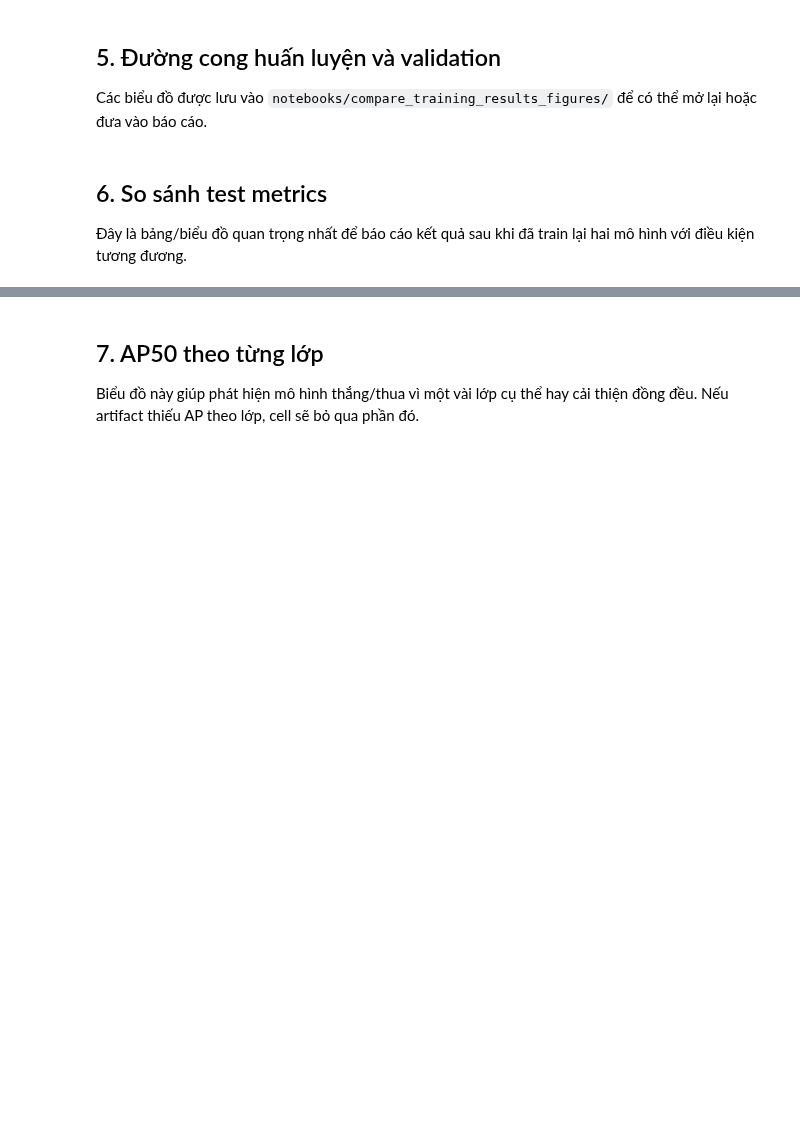
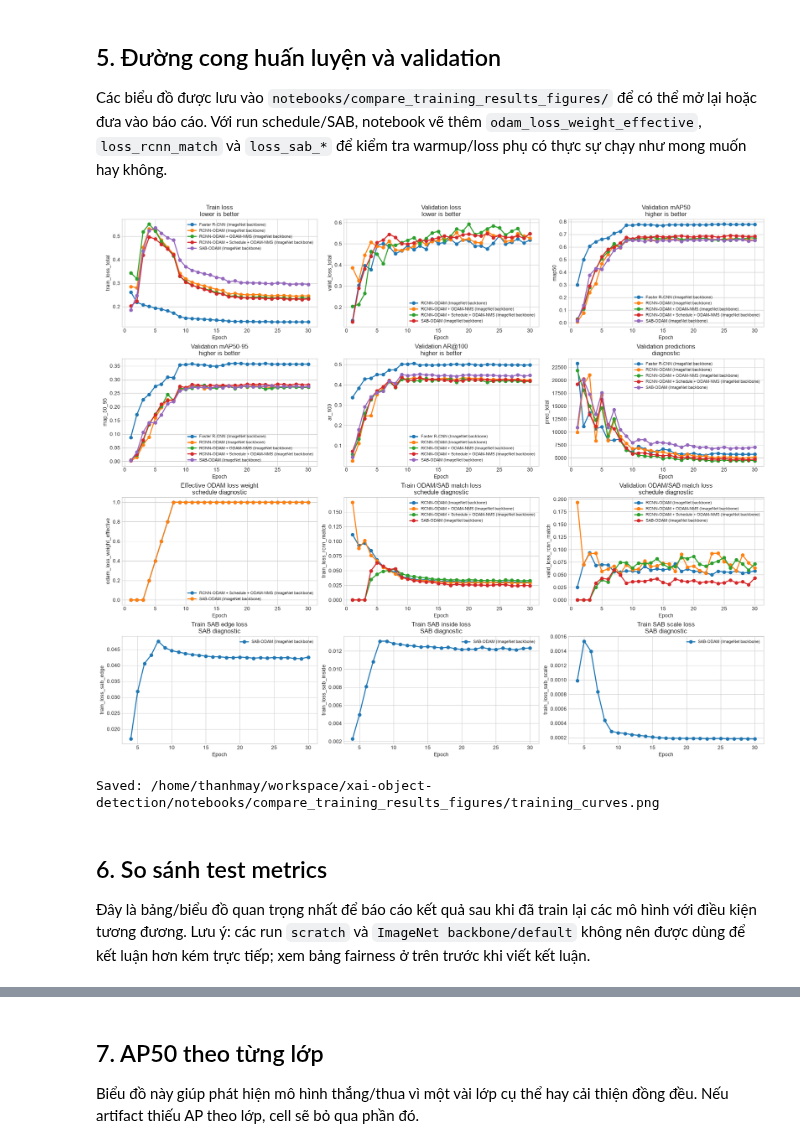
Before and after one commit to Thanhmay2406/xai-object-detection, a Jupyter notebook: notebooks/compare_training_results.ipynb, the cells around one changed output, grey strips where cells are left out. Drawn from its saved outputs; the diff is of its cells as text; code cells hidden in the pictures; blank space fills up the shorter version.

```diff
--- a/notebooks/compare_training_results.ipynb
+++ b/notebooks/compare_training_results.ipynb
@@ -475,46 +790,61 @@ else:
 # %% [markdown]
 ## 5. Đường cong huấn luyện và validation
 
-Các biểu đồ được lưu vào `notebooks/compare_training_results_figures/` để có thể mở lại hoặc đưa vào báo cáo.
+Các biểu đồ được lưu vào `notebooks/compare_training_results_figures/` để có thể mở lại hoặc đưa vào báo cáo. Với run schedule/SAB, notebook vẽ thêm `odam_loss_weight_effective`, `loss_rcnn_match` và `loss_sab_*` để kiểm tra warmup/loss phụ có thực sự chạy như mong muốn hay không.
 # %%
 def plot_metric_curves(metrics_df: pd.DataFrame) -> Path | None:
+    if not HAS_MATPLOTLIB:
+        print("matplotlib is unavailable; skipped training curve plots.")
+        return None
     if metrics_df.empty:
         print("No metrics to plot.")
         return None
 
     plots = [
         ("train_loss_total", "Train loss", "lower is better"),
         ("valid_loss_total", "Validation loss", "lower is better"),
         ("map50", "Validation mAP50", "higher is better"),
         ("map_50_95", "Validation mAP50-95", "higher is better"),
         ("ar_100", "Validation AR@100", "higher is better"),
         ("pred_total", "Validation predictions", "diagnostic"),
+        ("odam_loss_weight_effective", "Effective ODAM loss weight", "schedule diagnostic"),
+        ("train_loss_rcnn_match", "Train ODAM/SAB match loss", "schedule diagnostic"),
+        ("valid_loss_rcnn_match", "Validation ODAM/SAB match loss", "schedule diagnostic"),
+        ("train_loss_sab_edge", "Train SAB edge loss", "SAB diagnostic"),
+        ("train_loss_sab_inside", "Train SAB inside loss", "SAB diagnostic"),
+        ("train_loss_sab_scale", "Train SAB scale loss", "SAB diagnostic"),
     ]
-    fig, axes = plt.subplots(2, 3, figsize=(18, 9), constrained_layout=True)
+    fig, axes = plt.subplots(4, 3, figsize=(18, 15), constrained_layout=True)
     axes = axes.ravel()
 
     for ax, (column, title, subtitle) in zip(axes, plots):
+        drew_line = False
         for run, df in metrics_df.groupby("run", sort=False):
             y = pd.to_numeric(df[column], errors="coerce") if column in df.columns else pd.Series(dtype="float64")
             if y.notna().any():
                 ax.plot(df["epoch"], y, marker="o", linewidth=2, label=run)
+                drew_line = True
         ax.set_title(f"{title}\n{subtitle}")
         ax.set_xlabel("Epoch")
         ax.set_ylabel(column)
-        ax.legend(loc="best", fontsize=9)
+        if drew_line:
+            ax.legend(loc="best", fontsize=8)
 
     path = REPORT_DIR / "training_curves.png"
     fig.savefig(path, dpi=160, bbox_inches="tight")
     plt.show()
     return path
 
 
 training_curves_path = plot_metric_curves(METRICS_DF)
 if training_curves_path:
     print(f"Saved: {training_curves_path}")
+# %% [output]
+[figure, added]
+Saved: /home/thanhmay/workspace/xai-object-detection/notebooks/compare_training_results_figures/training_curves.png
 # %% [markdown]
 ## 6. So sánh test metrics
 
-Đây là bảng/biểu đồ quan trọng nhất để báo cáo kết quả sau khi đã train lại hai mô hình với điều kiện tương đương.
+Đây là bảng/biểu đồ quan trọng nhất để báo cáo kết quả sau khi đã train lại các mô hình với điều kiện tương đương. Lưu ý: các run `scratch` và `ImageNet backbone/default` không nên được dùng để kết luận hơn kém trực tiếp; xem bảng fairness ở trên trước khi viết kết luận.
 # %%
 def plot_test_bars(summary_df: pd.DataFrame) -> Path | None:
```
Also changed, not shown: parts of 14 cells of this notebook, 8 other files.
